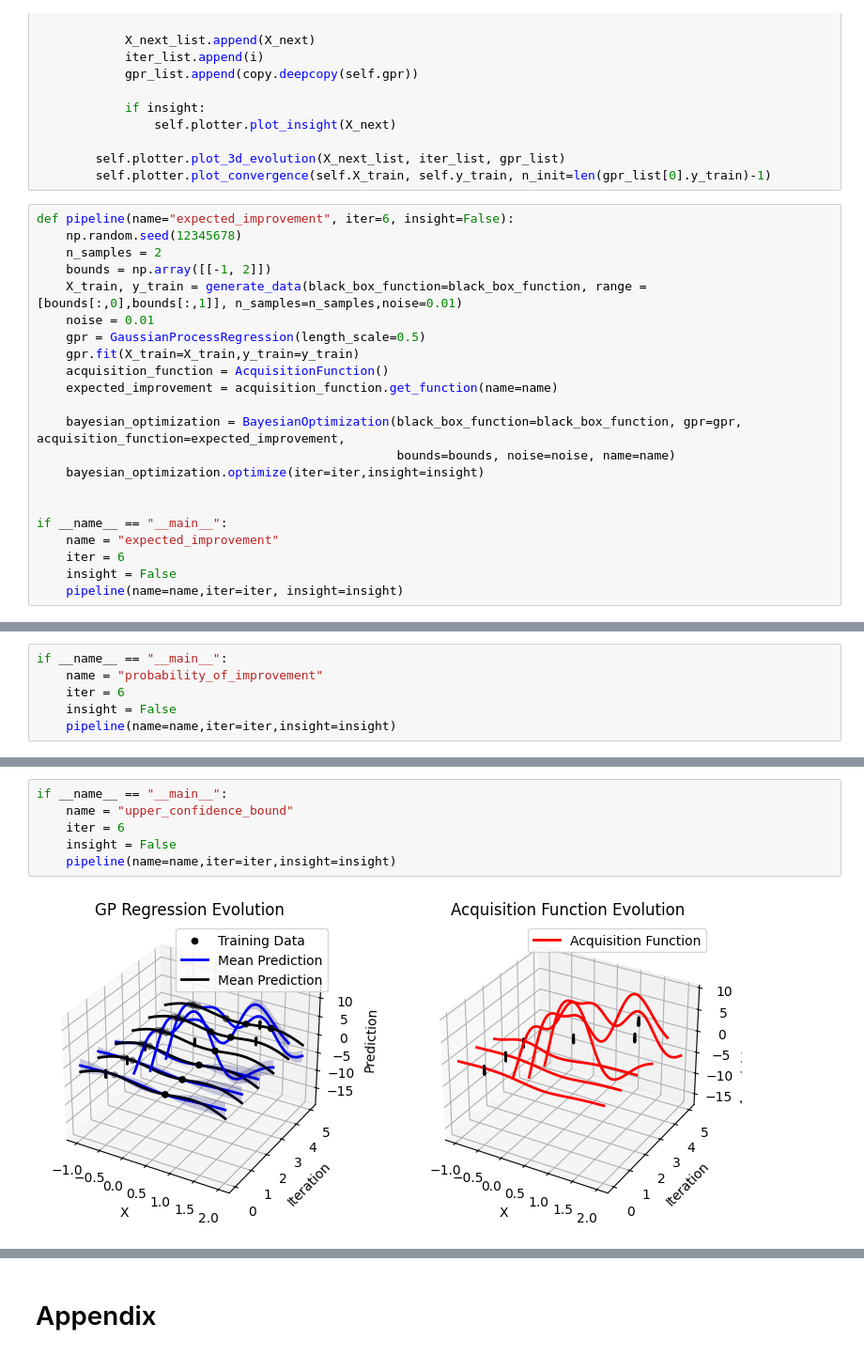
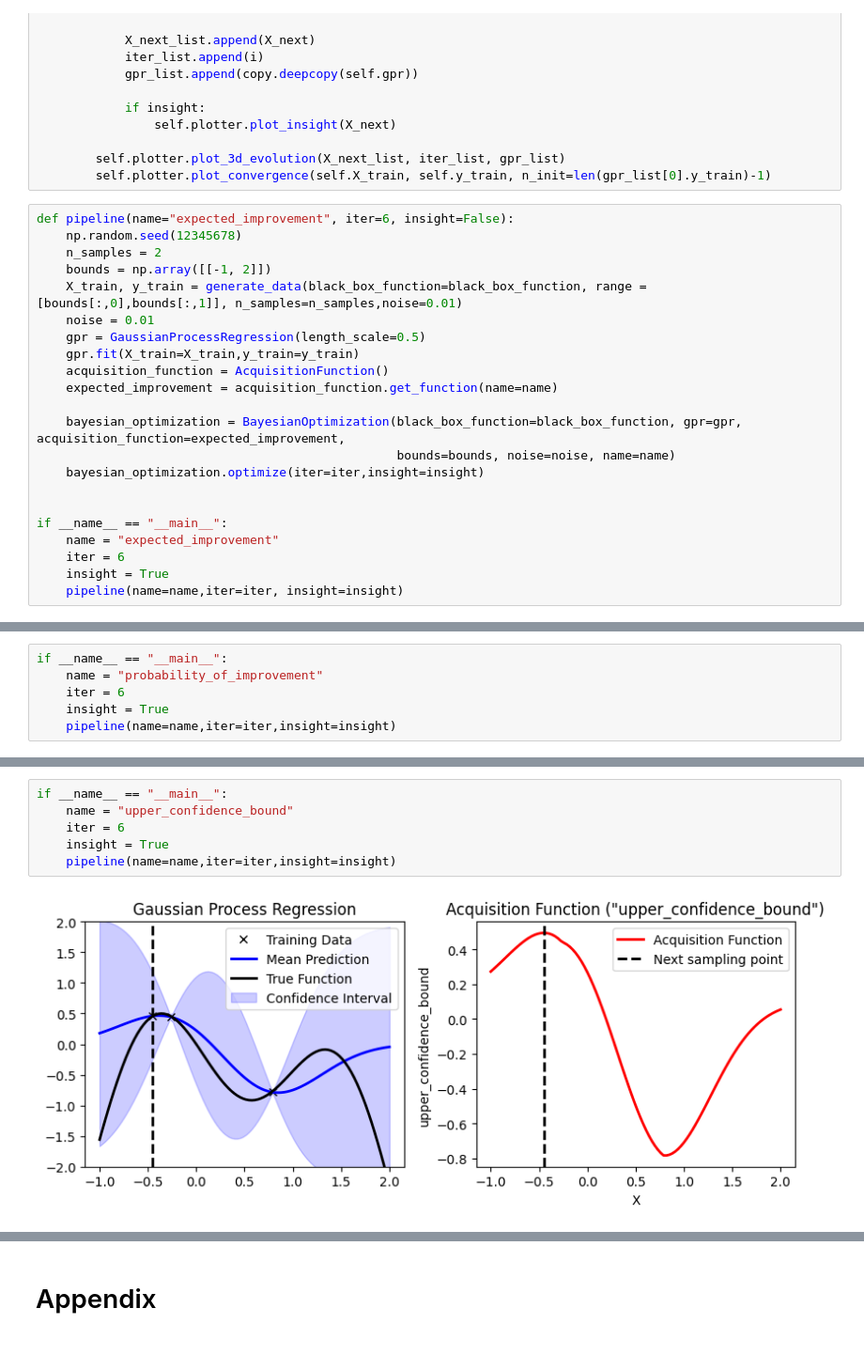
Before and after one commit to CyrusLiu20/Tutorial-Gaussian-Process-Regression, a Jupyter notebook: Tutorial_Bayesian_Optimization.ipynb, the cells around one changed output, grey strips where cells are left out. Shown at 94% size. Saved outputs shown, nothing was run; the diff lists cells and outputs as text.

```diff
--- a/Tutorial_Bayesian_Optimization.ipynb
+++ b/Tutorial_Bayesian_Optimization.ipynb
@@ -551,6 +550,6 @@ def pipeline(name="expected_improvement", iter=6, insight=False):
 if __name__ == "__main__":
     name = "expected_improvement"
     iter = 6
-    insight = False
+    insight = True
     pipeline(name=name,iter=iter, insight=insight)
 # %% [output]
@@ -560,6 +565,6 @@ if __name__ == "__main__":
 if __name__ == "__main__":
     name = "probability_of_improvement"
     iter = 6
-    insight = False
+    insight = True
     pipeline(name=name,iter=iter,insight=insight)
 # %% [output]
@@ -568,8 +579,8 @@ if __name__ == "__main__":
 # %%
 if __name__ == "__main__":
     name = "upper_confidence_bound"
     iter = 6
-    insight = False
+    insight = True
     pipeline(name=name,iter=iter,insight=insight)
 # %% [output]
-[figure, old version]
+[figure, new version]
```
Also changed, not shown: parts of 6 cells of this notebook.
